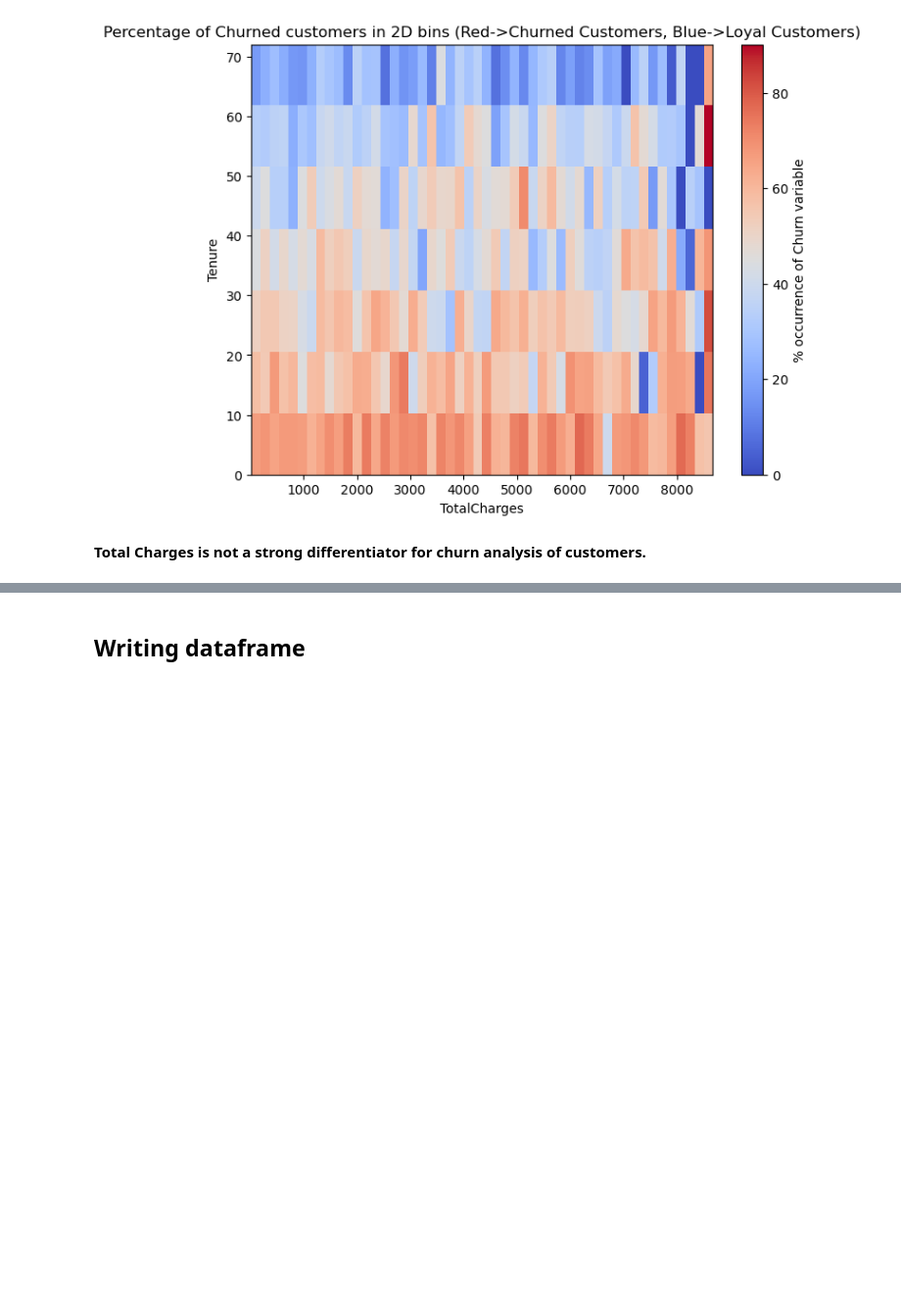
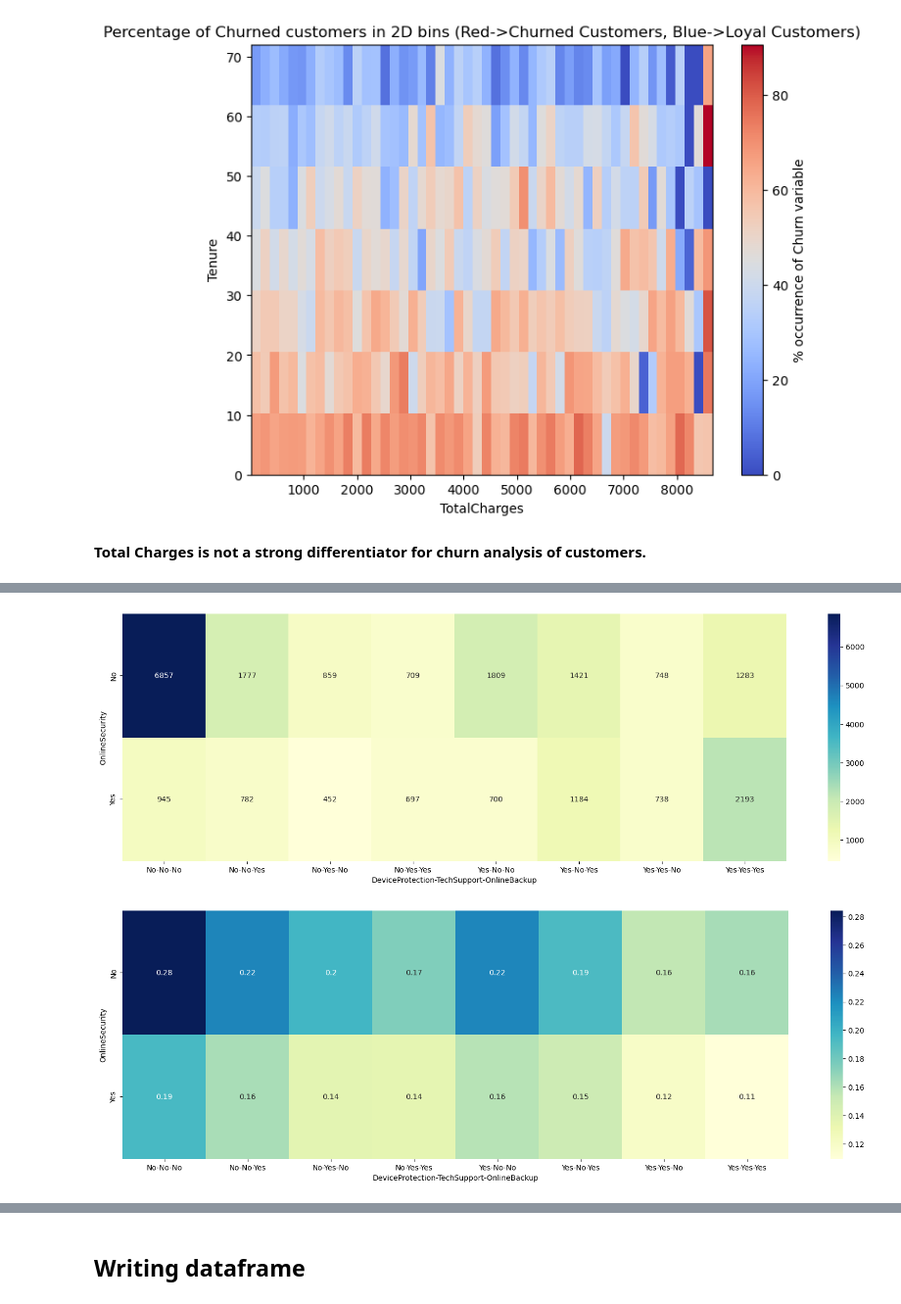
Before and after one commit to khushi861/Deloitte_capstone_project, a Jupyter notebook: EDA.ipynb, the cells around one changed output, grey strips where cells are left out. Shown at 98% size. Cells and saved outputs as stored; diff of their text form; code cells hidden in the pictures; blank space fills up the shorter version.

```diff
--- a/EDA.ipynb
+++ b/EDA.ipynb
@@ -569,0 +717,23 @@ plot_2d_bin_churn_percentage(x_feature, y_feature, nx_bins, ny_bins)
+# %%
+def remove_no_internet_service(df):
+    df = df.loc[~df.index.to_frame().isin(['No internet service']).any(axis=1)]
+    df = df.loc[:, ~df.columns.to_frame().isin(['No internet service']).any(axis=1)]
+    return df
+# %%
+security_ct = pd.crosstab([combined_df['OnlineSecurity'], combined_df['OnlineBackup']],
+            [combined_df['DeviceProtection'], combined_df['TechSupport']],
+            values=combined_df['Churn'],
+            aggfunc=lambda x: np.where(x=='Yes')[0].shape[0]/x.shape[0])
+security_ct_count = pd.crosstab([combined_df['OnlineSecurity'], combined_df['OnlineBackup']],
+            [combined_df['DeviceProtection'], combined_df['TechSupport']])
+security_ct_count_data = remove_no_internet_service(security_ct_count.unstack())
+plt.figure(figsize=(20, 6))
+sns.heatmap(security_ct_count_data, annot=True, cmap='YlGnBu', fmt='.5g')
+plt.show()
+security_ct_data = remove_no_internet_service(security_ct.unstack())
+plt.figure(figsize=(20, 6))
+sns.heatmap(security_ct_data, annot=True, cmap='YlGnBu')
+plt.show()
+# %% [output]
+[figure, added]
+[figure, added]
```
Also changed, not shown: parts of 26 cells of this notebook.
